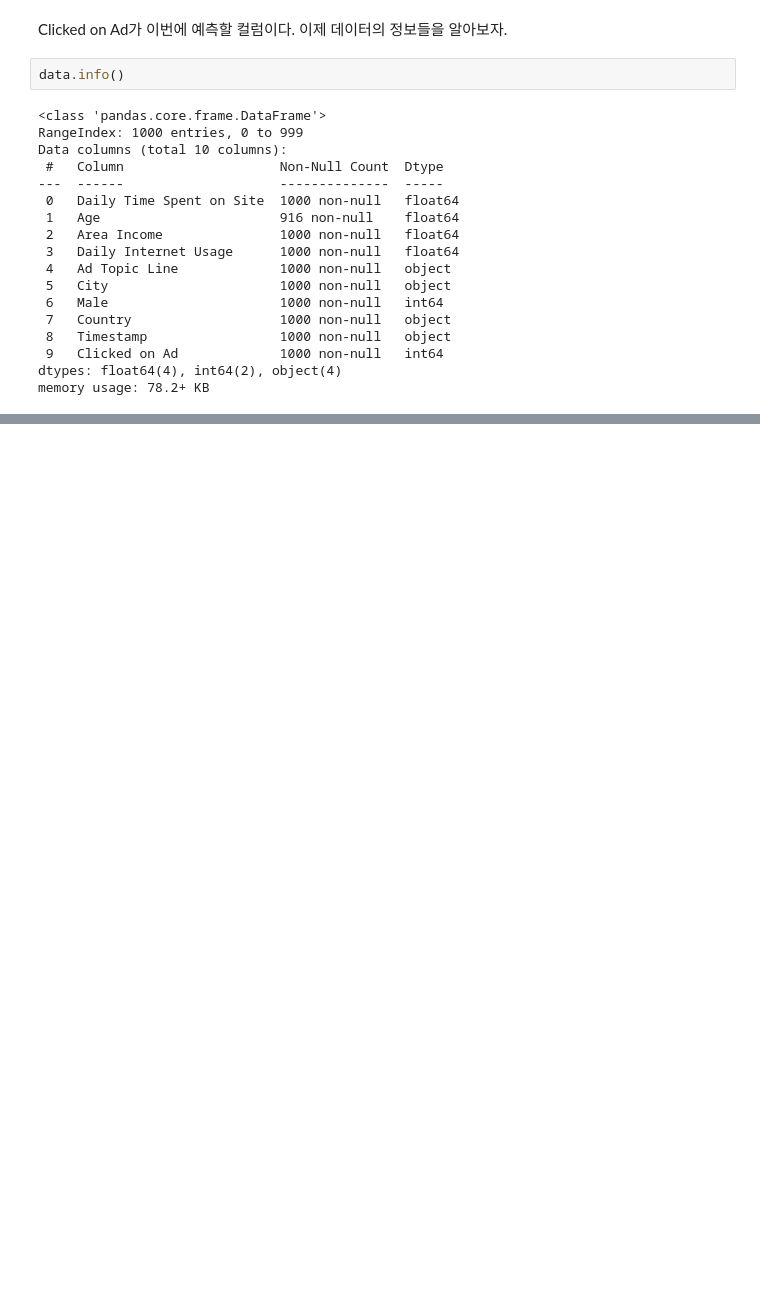
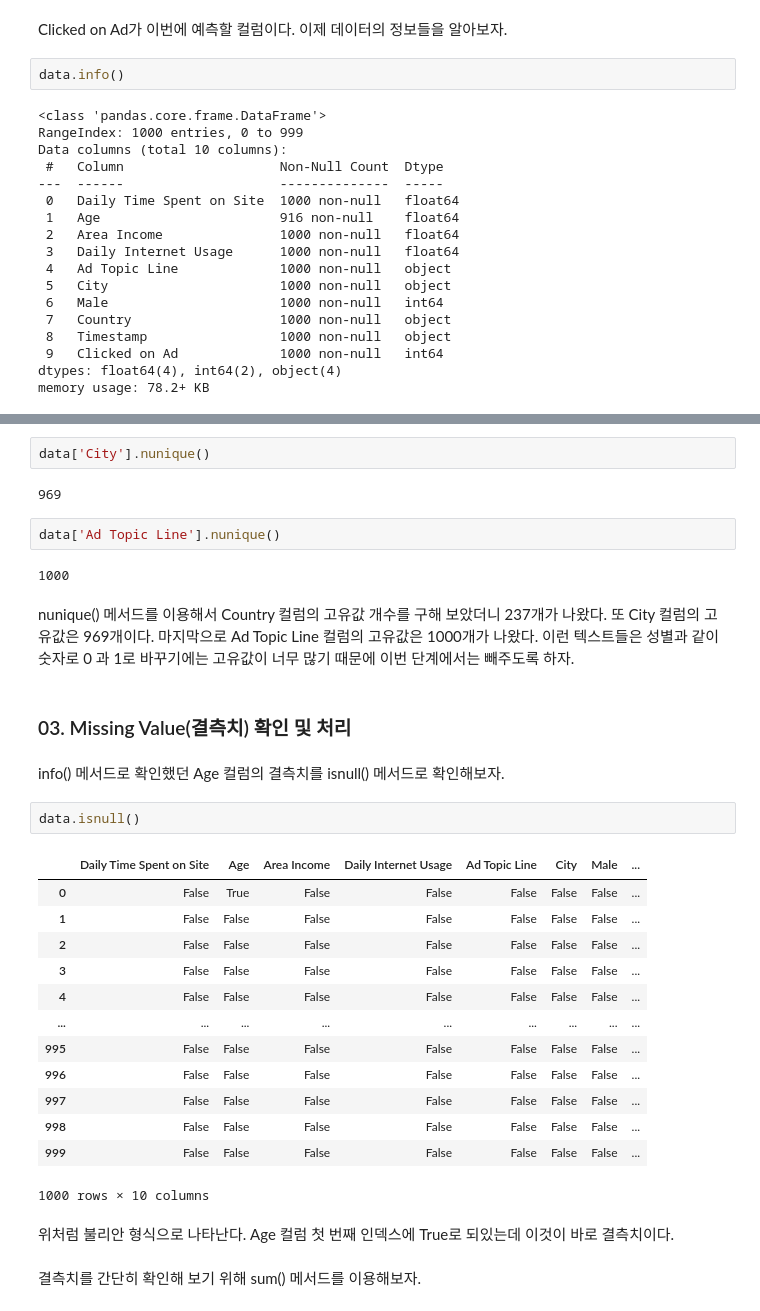
Before and after one commit to jaeyoon89/fastcampus_study, a Jupyter notebook: ch.03_Advertising_Response_Rate_pred.ipynb, the cells around one changed output, grey strips where cells are left out. Drawn from its saved outputs; the diff is of its cells as text; blank space fills up the shorter version.

```diff
--- a/ch.03_Advertising_Response_Rate_pred.ipynb
+++ b/ch.03_Advertising_Response_Rate_pred.ipynb
@@ -112,0 +117,34 @@ sns.distplot(data['Age'])
+# %%
+data['City'].nunique()
+# %% [output]
+969
+# %%
+data['Ad Topic Line'].nunique()
+# %% [output]
+1000
+# %% [markdown]
+nunique() 메서드를 이용해서 Country 컬럼의 고유값 개수를 구해 보았더니 237개가 나왔다. 또 City 컬럼의 고유값은 969개이다. 마지막으로 Ad Topic Line 컬럼의 고유값은 1000개가 나왔다. 이런 텍스트들은 성별과 같이 숫자로 0 과 1로 바꾸기에는 고유값이 너무 많기 때문에 이번 단계에서는 빼주도록 하자.
+# %% [markdown]
+### 03. Missing Value(결측치) 확인 및 처리
+# %% [markdown]
+info() 메서드로 확인했던 Age 컬럼의 결측치를 isnull() 메서드로 확인해보자.
+# %%
+data.isnull()
+# %% [output]
+|  | Daily Time Spent on Site | Age | Area Income | Daily Internet Usage | Ad Topic Line | City | Male | ... |
+| 0 | False | True | False | False | False | False | False | ... |
+| 1 | False | False | False | False | False | False | False | ... |
+| 2 | False | False | False | False | False | False | False | ... |
+| 3 | False | False | False | False | False | False | False | ... |
+| 4 | False | False | False | False | False | False | False | ... |
+| ... | ... | ... | ... | ... | ... | ... | ... | ... |
+| 995 | False | False | False | False | False | False | False | ... |
+| 996 | False | False | False | False | False | False | False | ... |
+| 997 | False | False | False | False | False | False | False | ... |
+| 998 | False | False | False | False | False | False | False | ... |
+| 999 | False | False | False | False | False | False | False | ... |
+1000 rows × 10 columns
+# %% [markdown]
+위처럼 불리안 형식으로 나타난다. Age 컬럼 첫 번째 인덱스에 True로 되있는데 이것이 바로 결측치이다.
+# %% [markdown]
+결측치를 간단히 확인해 보기 위해 sum() 메서드를 이용해보자.
```
Also changed, not shown: parts of 64 cells of this notebook.
